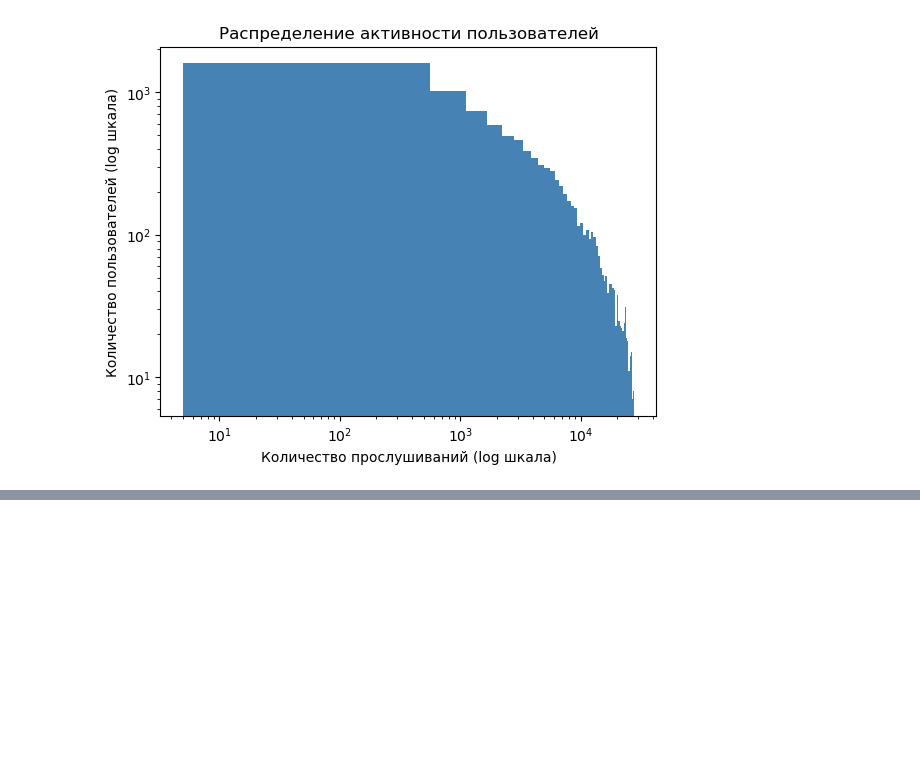
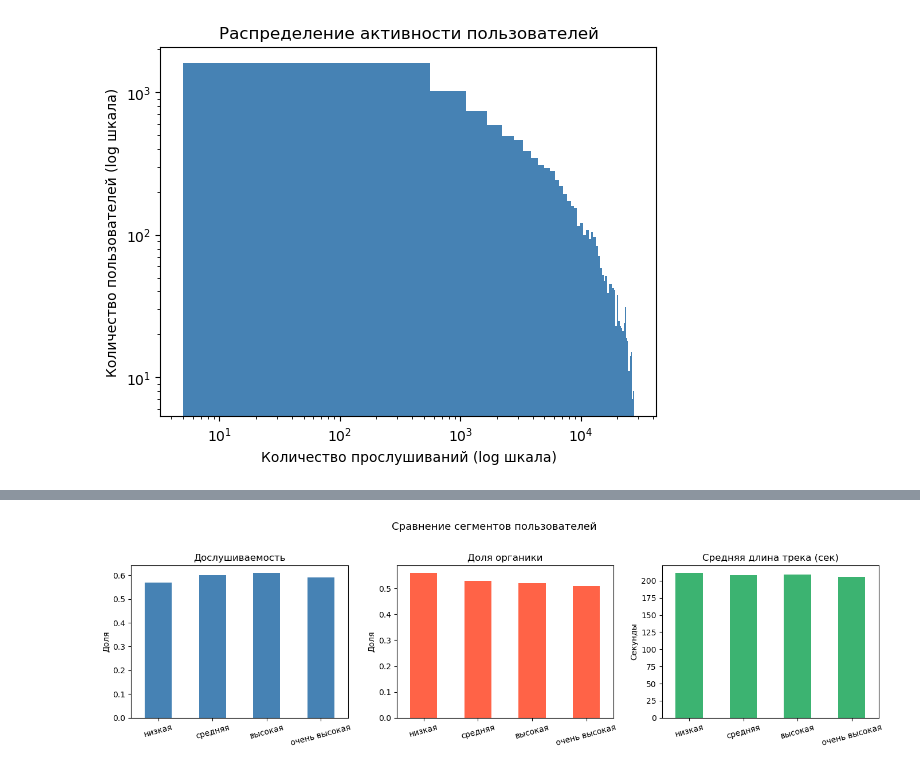
Before and after one commit to klarness/yandex-music-eda, a Jupyter notebook: src/yandex-music-eda.ipynb, the cells around one changed output, grey strips where cells are left out. Cells and saved outputs as stored; diff of their text form; code cells hidden in the pictures; blank space fills up the shorter version.

```diff
--- a/src/yandex-music-eda.ipynb
+++ b/src/yandex-music-eda.ipynb
@@ -495,0 +495,11 @@ plt.show()
+# %%
+segments = pd.qcut(
+    user_listens,
+    q=4,
+    labels=['низкая', 'средняя', 'высокая', 'очень высокая']
+)
+
+df['activity_segment'] = df['uid'].map(segments)
+
+print(df['activity_segment'].value_counts())
+df.head()
@@ -495,0 +532,32 @@ plt.show()
+# %%
+segment_stats = df.groupby('activity_segment', observed=True).agg(
+    дослушиваемость=('is_completed', 'mean'),
+    доля_органики=('is_organic', 'mean'),
+    средняя_длина=('track_length_seconds', 'mean')
+).round(2)
+
+fig, axes = plt.subplots(1, 3, figsize=(14, 4))
+
+segment_stats['дослушиваемость'].plot(kind='bar', ax=axes[0], color='steelblue')
+axes[0].set_title('Дослушиваемость')
+axes[0].set_ylabel('Доля')
+axes[0].set_xlabel('')
+axes[0].tick_params(axis='x', rotation=15)
+
+segment_stats['доля_органики'].plot(kind='bar', ax=axes[1], color='tomato')
+axes[1].set_title('Доля органики')
+axes[1].set_ylabel('Доля')
+axes[1].set_xlabel('')
+axes[1].tick_params(axis='x', rotation=15)
+
+segment_stats['средняя_длина'].plot(kind='bar', ax=axes[2], color='mediumseagreen')
+axes[2].set_title('Средняя длина трека (сек)')
+axes[2].set_ylabel('Секунды')
+axes[2].set_xlabel('')
+axes[2].tick_params(axis='x', rotation=15)
+
+plt.suptitle('Сравнение сегментов пользователей', fontsize=13, y=1.02)
+plt.tight_layout()
+plt.show()
+# %% [output]
+[figure, added]
```
Also changed, not shown: parts of 9 cells of this notebook.
